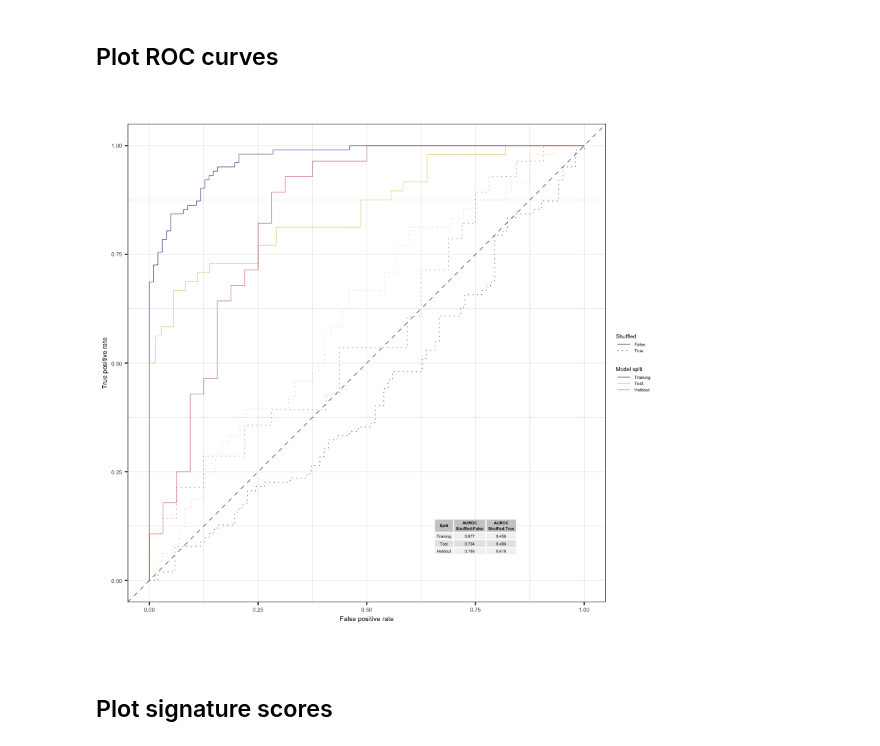
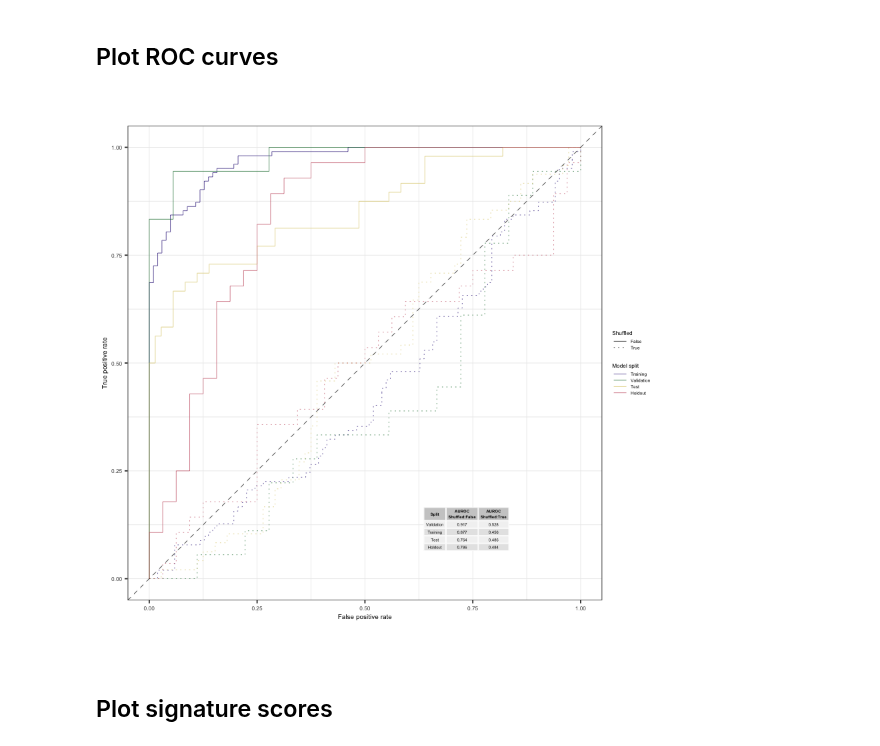
Before and after one commit to broadinstitute/profiling-resistance-mechanisms, a Jupyter notebook: 3.resistance-signature/4.visualize-signature-results.ipynb, the cells around one changed output. Saved outputs shown, nothing was run; the diff lists cells and outputs as text; code cells hidden in the pictures.

Commit message:
update roc curve to also visualize holdout

```diff
--- a/3.resistance-signature/4.visualize-signature-results.ipynb
+++ b/3.resistance-signature/4.visualize-signature-results.ipynb
@@ -153,28 +154,28 @@ table_gg <- gridExtra::tableGrob(roc_df,
 # %%
 roc_curve_df$model_split <- factor(
     roc_curve_df$model_split,
-    levels = c("training", "test", "holdout")
+    levels = c("training", "validation", "test", "holdout")
 )
 
 roc_gg <- (
     ggplot(roc_curve_df, aes(x = fpr, y = tpr))
     + geom_line(aes(color = model_split, linetype = shuffled), size=0.2)
     + geom_abline(intercept=0, slope=1, size=0.2, linetype="dashed", color="black")
     + scale_color_manual(name="Model split", labels=legend_labels, values=legend_colors)
     + scale_linetype_manual(name="Shuffled", labels=linetype_labels, values=linetype_default)
     + coord_fixed()
     + xlab("False positive rate")
     + ylab("True positive rate")
-    + annotation_custom(table_gg, ymin = -0.85, xmin = 0.45)
+    + annotation_custom(table_gg, ymin = -0.82, xmin = 0.42)
     + custom_theme
 )
 
 output_fig_file <- file.path("figures", "bortezomib_roc_curve.png")
 ggsave(output_fig_file, roc_gg, dpi = 500, height = 2.5, width = 3)
 
 roc_gg
 # %% [output]
-[figure, old version]
+[figure, new version]
 # %% [markdown]
 ## Plot signature scores
 # %%
```
Also changed, not shown: parts of 1 cell of this notebook, 7 other files.
